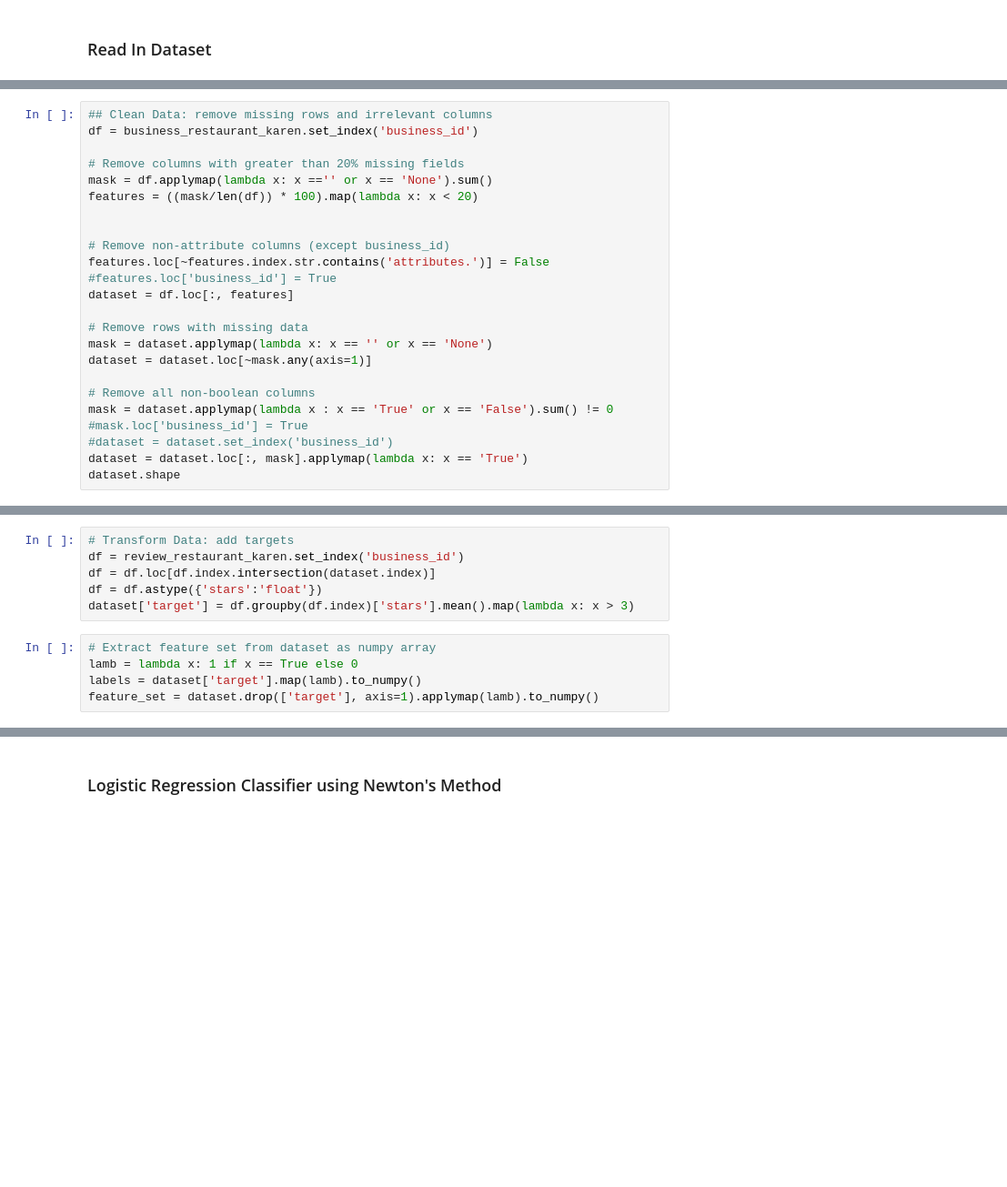
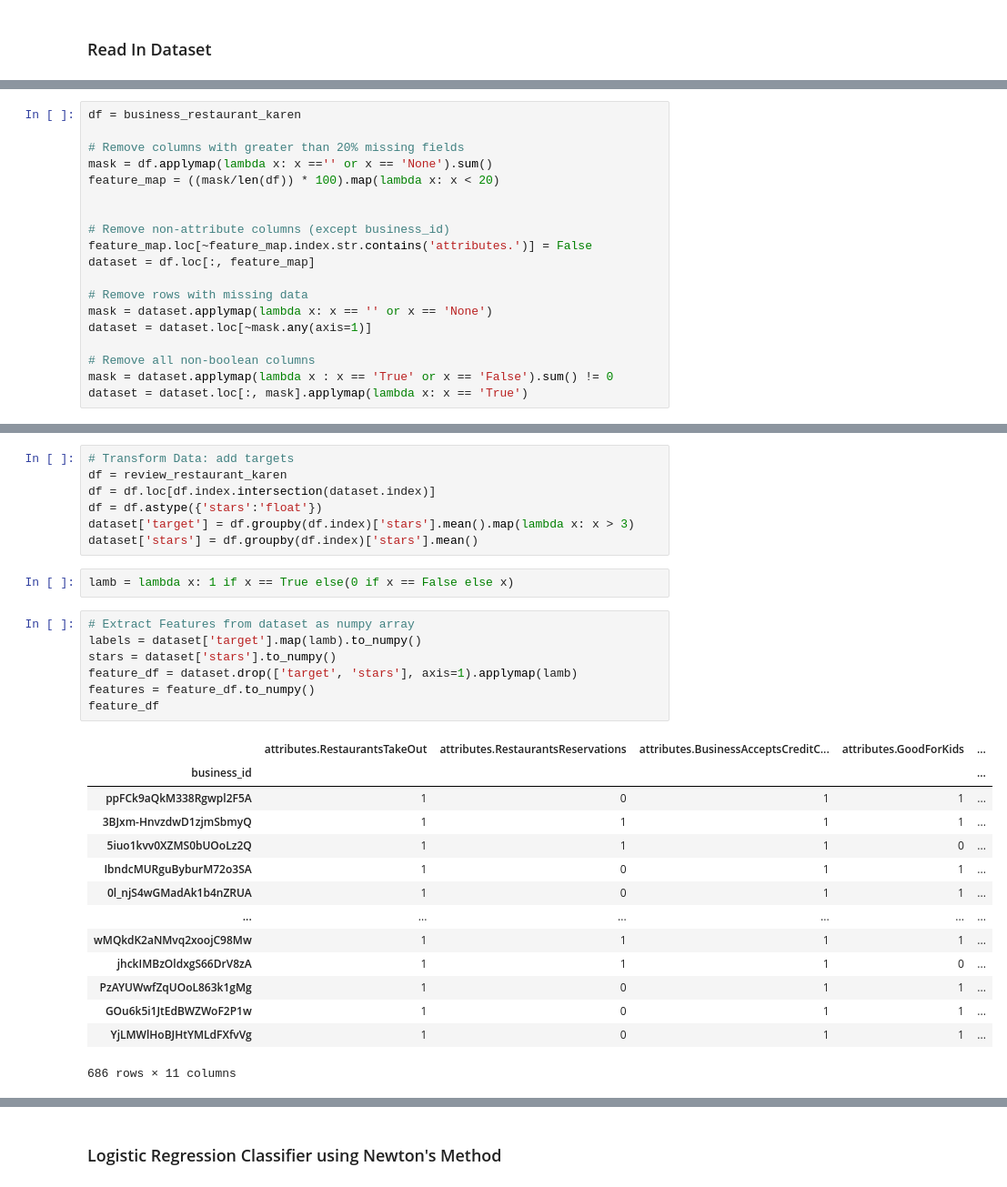
Before and after one commit to Kenny1G/OX1-4EL, a Jupyter notebook: Baseline.ipynb, the cells around one changed output, grey strips where cells are left out. Shown: that part at 91% size. Saved outputs shown, nothing was run; the diff lists cells and outputs as text; blank space fills up the shorter version.

```diff
--- a/Baseline.ipynb
+++ b/Baseline.ipynb
@@ -69,16 +46,14 @@ business_restaurant_karen = business_restaurant[business_restaurant['business_id
 # %%
-## Clean Data: remove missing rows and irrelevant columns
-df = business_restaurant_karen.set_index('business_id')
+df = business_restaurant_karen
 
 # Remove columns with greater than 20% missing fields
 mask = df.applymap(lambda x: x =='' or x == 'None').sum()
-features = ((mask/len(df)) * 100).map(lambda x: x < 20)
+feature_map = ((mask/len(df)) * 100).map(lambda x: x < 20)
 
 
 # Remove non-attribute columns (except business_id)
-features.loc[~features.index.str.contains('attributes.')] = False
-#features.loc['business_id'] = True
-dataset = df.loc[:, features]
+feature_map.loc[~feature_map.index.str.contains('attributes.')] = False
+dataset = df.loc[:, feature_map]
 
 # Remove rows with missing data
 mask = dataset.applymap(lambda x: x == '' or x == 'None')
@@ -86,7 +61,4 @@ dataset = dataset.loc[~mask.any(axis=1)]
 
 # Remove all non-boolean columns
 mask = dataset.applymap(lambda x : x == 'True' or x == 'False').sum() != 0
-#mask.loc['business_id'] = True
-#dataset = dataset.set_index('business_id')
 dataset = dataset.loc[:, mask].applymap(lambda x: x == 'True')
-dataset.shape
@@ -95,12 +78,32 @@ dataset.shape
 # %%
 # Transform Data: add targets
-df = review_restaurant_karen.set_index('business_id')
+df = review_restaurant_karen
 df = df.loc[df.index.intersection(dataset.index)]
 df = df.astype({'stars':'float'})
 dataset['target'] = df.groupby(df.index)['stars'].mean().map(lambda x: x > 3)
+dataset['stars'] = df.groupby(df.index)['stars'].mean()
+# %%
+lamb = lambda x: 1 if x == True else(0 if x == False else x)
 # %%
-# Extract feature set from dataset as numpy array
-lamb = lambda x: 1 if x == True else 0
+# Extract Features from dataset as numpy array
 labels = dataset['target'].map(lamb).to_numpy()
-feature_set = dataset.drop(['target'], axis=1).applymap(lamb).to_numpy()
+stars = dataset['stars'].to_numpy()
+feature_df = dataset.drop(['target', 'stars'], axis=1).applymap(lamb)
+features = feature_df.to_numpy()
+feature_df
+# %% [output]
+|  | attributes.RestaurantsTakeOut | attributes.RestaurantsReservations | attributes.BusinessAcceptsCreditC... | attributes.GoodForKids | ... |
+| business_id |  |  |  |  | ... |
+| ppFCk9aQkM338Rgwpl2F5A | 1 | 0 | 1 | 1 | ... |
+| 3BJxm-HnvzdwD1zjmSbmyQ | 1 | 1 | 1 | 1 | ... |
+| 5iuo1kvv0XZMS0bUOoLz2Q | 1 | 1 | 1 | 0 | ... |
+| IbndcMURguByburM72o3SA | 1 | 0 | 1 | 1 | ... |
+| 0l_njS4wGMadAk1b4nZRUA | 1 | 0 | 1 | 1 | ... |
+| ... | ... | ... | ... | ... | ... |
+| wMQkdK2aNMvq2xoojC98Mw | 1 | 1 | 1 | 1 | ... |
+| jhckIMBzOldxgS66DrV8zA | 1 | 1 | 1 | 0 | ... |
+| PzAYUWwfZqUOoL863k1gMg | 1 | 0 | 1 | 1 | ... |
+| GOu6k5i1JtEdBWZWoF2P1w | 1 | 0 | 1 | 1 | ... |
+| YjLMWlHoBJHtYMLdFXfvVg | 1 | 0 | 1 | 1 | ... |
+686 rows × 11 columns
 # %% [markdown]
```
Also changed, not shown: parts of 31 cells of this notebook.
